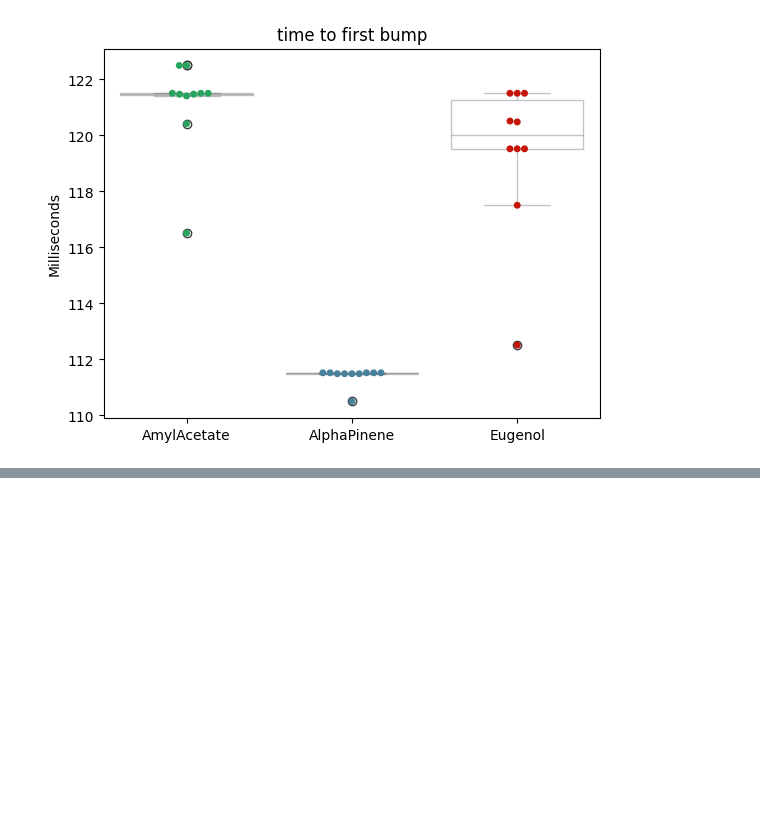
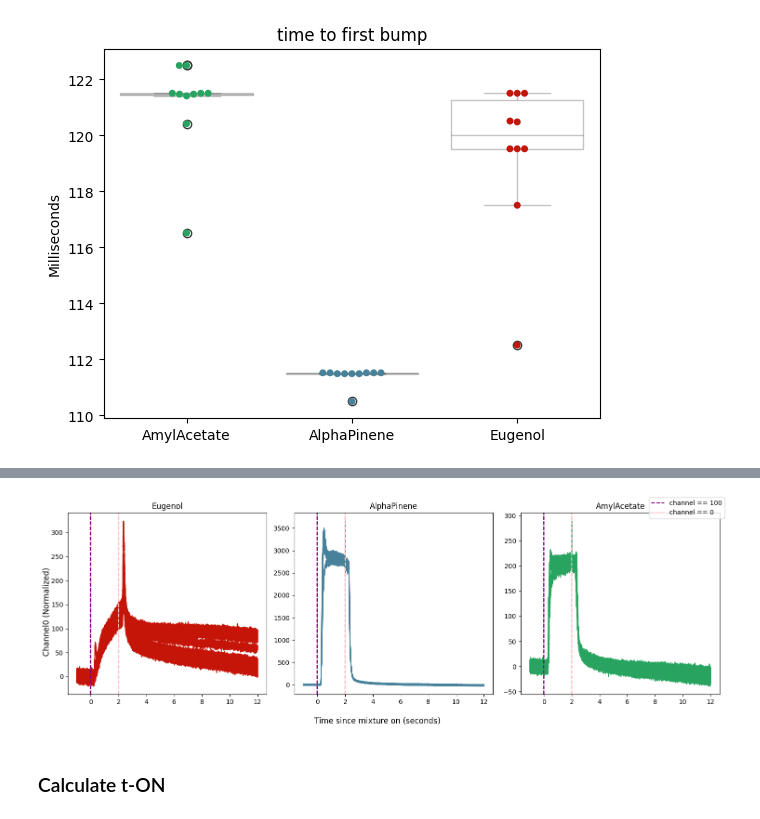
Before and after one commit to AllenNeuralDynamics/aind-behavior-rig-calibration, a Jupyter notebook: examples/olfacto_second_attempt.ipynb, the cells around one changed output, grey strips where cells are left out. Cells and saved outputs as stored; diff of their text form; code cells hidden in the pictures; blank space fills up the shorter version.

```diff
--- a/examples/olfacto_second_attempt.ipynb
+++ b/examples/olfacto_second_attempt.ipynb
@@ -659,0 +767,33 @@ plt.show()
+# %%
+fig, (ax1, ax2, ax3) = plt.subplots(1, 3)
+
+for i, v in mix_status[(mix_status['channel_index'] == 0)].iterrows():
+    ax1.plot([x - v['time_mixture_on'] for x in v['seconds']], [y - v['data'][0] for y in v['data']], color = '#C41508')
+    ax1.axvline((v['time_mixture_on'] - v['time_mixture_on']), color = 'purple', linestyle = 'dashed', label = 'channel == 100')
+    ax1.axvline((v['time_mixture_off'] - v['time_mixture_on']), color = 'pink', linestyle = 'dashed', label = 'channel == 0')
+    ax1.set_title("Eugenol")
+
+for i, v in mix_status[(mix_status['channel_index'] == 1)].iterrows():
+    ax2.plot([x - v['time_mixture_on'] for x in v['seconds']],  [y - v['data'][0] for y in v['data']], color = '#47829A')
+    ax2.axvline((v['time_mixture_on'] - v['time_mixture_on']), color = 'purple', linestyle = 'dashed', label = 'channel == 100')
+    ax2.axvline((v['time_mixture_off'] - v['time_mixture_on']), color = 'pink', linestyle = 'dashed', label = 'channel == 0')
+    ax2.set_title("AlphaPinene")
+
+for i, v in mix_status[(mix_status['channel_index'] == 2)].iterrows():
+    ax3.plot([x - v['time_mixture_on'] for x in v['seconds']],  [y - v['data'][0] for y in v['data']], color = '#28A460')
+    ax3.axvline((v['time_mixture_on'] - v['time_mixture_on']), color = 'purple', linestyle = 'dashed', label = 'channel == 100')
+    ax3.axvline((v['time_mixture_off'] - v['time_mixture_on']), color = 'pink', linestyle = 'dashed', label = 'channel == 0')
+    ax3.set_title("AmylAcetate")
+
+handles, labels = plt.gca().get_legend_handles_labels()
+by_label = dict(zip(labels, handles))
+fig.legend(by_label.values(), by_label.keys())
+fig.supxlabel('Time since mixture on (seconds)')
+fig.supylabel('Channel0 (Normalized)')
+fig.set_figheight(5)
+fig.set_figwidth(15)
+fig.tight_layout()
+# %% [output]
+[figure, added]
+# %% [markdown]
+### Calculate t-ON
```
Also changed, not shown: parts of 71 cells of this notebook.
